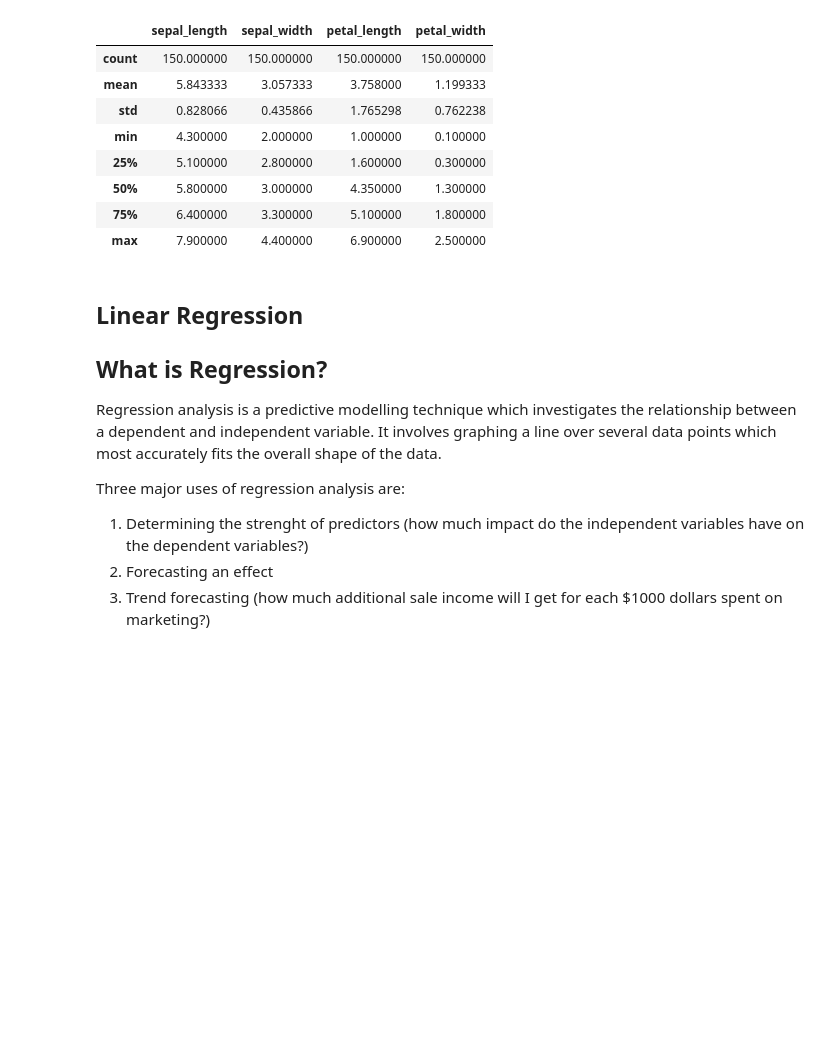
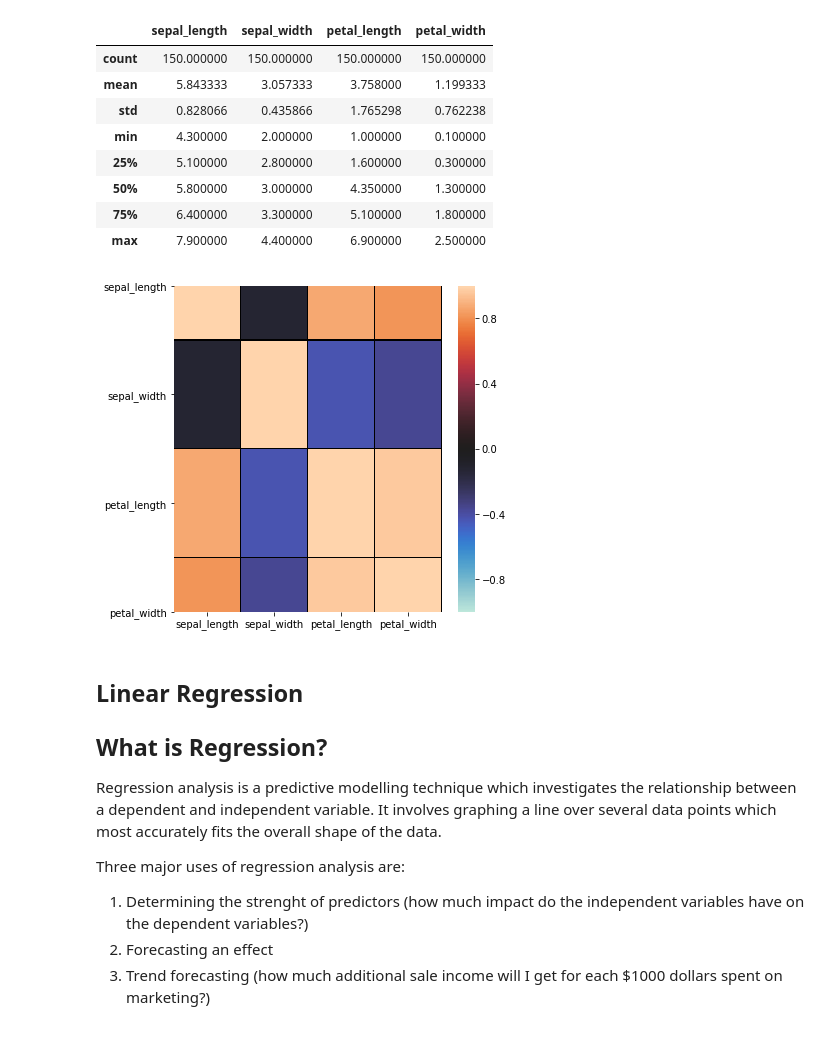
Before and after one commit to BinaryPogs/COMP257-Exercises, a Jupyter notebook: COMP257 Week 5.ipynb, the cells around one changed output. Drawn from its saved outputs; the diff is of its cells as text; code cells hidden in the pictures; blank space fills up the shorter version.

```diff
--- a/COMP257 Week 5.ipynb
+++ b/COMP257 Week 5.ipynb
@@ -59,6 +47,15 @@ iris.describe()
 | 50% | 5.800000 | 3.000000 | 4.350000 | 1.300000 |
 | 75% | 6.400000 | 3.300000 | 5.100000 | 1.800000 |
 | max | 7.900000 | 4.400000 | 6.900000 | 2.500000 |
+# %%
+corr = iris.corr()
+fig = (6,6)
+fig,ax=plt.subplots(figsize=fig)
+sns.heatmap(corr,center=0,linewidth=.25,linecolor='black',cbar=True,vmin=-1,vmax=1)
+plt.yticks(rotation=0)
+None
+# %% [output]
+[figure, added]
 # %% [markdown]
 ## Linear Regression
 
```
Also changed, not shown: parts of 20 cells of this notebook.
